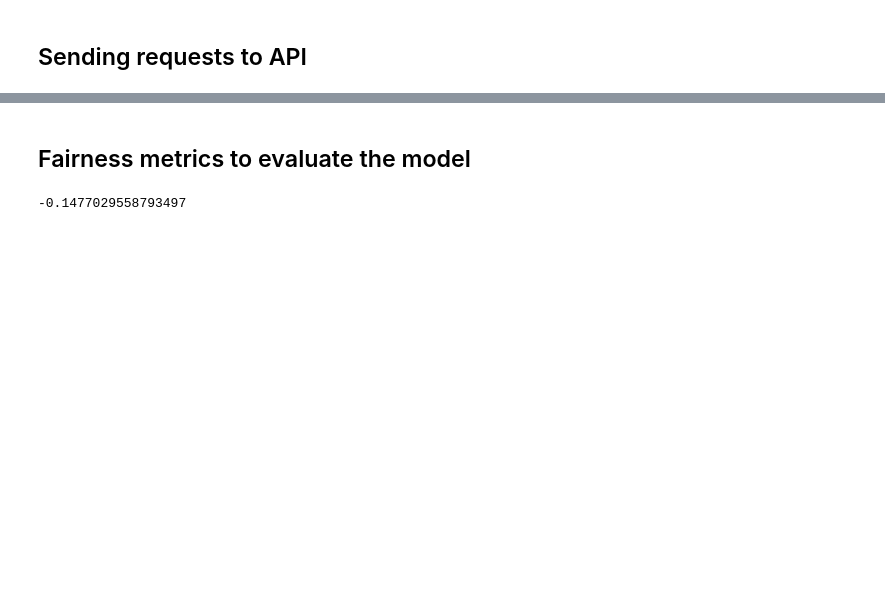
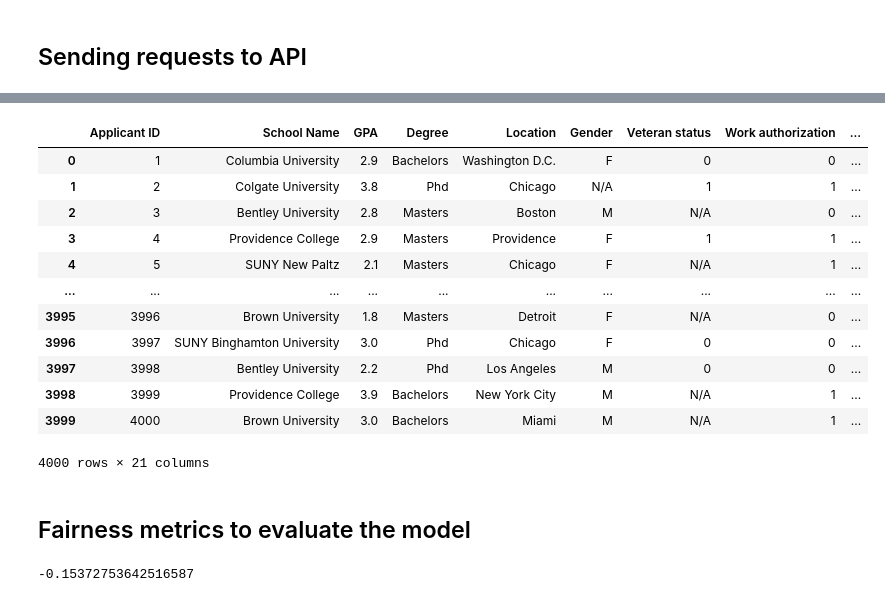
Before and after one commit to iwecht1/csci1951z, a Jupyter notebook: src/fairness metrics.ipynb, the cells around one changed output, grey strips where cells are left out. Drawn from its saved outputs; the diff is of its cells as text; code cells hidden in the pictures; blank space fills up the shorter version.

```diff
--- a/src/fairness metrics.ipynb
+++ b/src/fairness metrics.ipynb
@@ -162,12 +151,0 @@ response = requests.post(url, data=dataset, headers=headers)
-# %%
-# final dataset
-final_response_data = json.loads(response.text)
-final_predictions = json.loads(final_response_data['prediction'])
-final_score_map = {item['applicant_id']: item['prediction'] for item in final_predictions}
-for applicant in dataset_json:
-    applicant_id = str(applicant['Applicant ID'])
-    if applicant_id in final_score_map:
-        applicant['Interview prediction'] = final_score_map[applicant_id]
-# %%
-df = pd.DataFrame(dataset_json)
-df
@@ -188,3 +152,65 @@ df
+# %%
+def model_predict(data_original):
+
+    data = data_original.copy()
+    if isinstance(data, pd.DataFrame):
+        data['GPA'] = data['GPA'].apply(lambda x: f"{x:.2f}")
+        data = data.to_dict(orient='records')
+    # Serialize the input data to JSON
+    dataset = json.dumps(data)
+
+    # Define the headers for JSON content type
+    headers = {'Content-Type': 'application/json'}
+
+    # Call the first API - resume scorer
+    resume_url = 'https://jennjwang.pythonanywhere.com'
+    resume_response = requests.post(resume_url, data=dataset, headers=headers)
+    resume_response_data = json.loads(resume_response.text)
+    resume_predictions = json.loads(resume_response_data['prediction'])
+    resume_score_map = {item['applicant_id']: item['score'] for item in resume_predictions}
+
+    # Update the input data with the resume score
+    for applicant in data:
+        applicant_id = str(applicant['Applicant ID'])
+        applicant['Resume score'] = resume_score_map.get(applicant_id, None)
+
+    # Serialize the updated data for the next API call
+    updated_dataset = json.dumps(data)
+
+    # Call the second API - candidate scorer
+    candidate_url = 'https://heonlee.pythonanywhere.com'
+    candidate_response = requests.post(candidate_url, data=updated_dataset, headers=headers)
+    candidate_response_data = json.loads(candidate_response.text)
+    final_predictions = json.loads(candidate_response_data['prediction'])
+    final_score_map = {item['applicant_id']: item['prediction'] for item in final_predictions}
+
+    for applicant in data:
+        applicant_id = str(applicant['Applicant ID'])
+        applicant['Interview prediction'] = final_score_map.get(applicant_id, 0)
+
+    results = pd.DataFrame(data)
+    results['GPA'] = results['GPA'].astype(float)
+    results['Resume score'] = results['Resume score'].astype(float)
+    results['Interview prediction'] = results['Interview prediction'].astype(int)
+
+    return results
+
+df_prediction = model_predict(df)
+df_prediction
+# %% [output]
+|  | Applicant ID | School Name | GPA | Degree | Location | Gender | Veteran status | Work authorization | ... |
+| 0 | 1 | Columbia University | 2.9 | Bachelors | Washington D.C. | F | 0 | 0 | ... |
+| 1 | 2 | Colgate University | 3.8 | Phd | Chicago | N/A | 1 | 1 | ... |
+| 2 | 3 | Bentley University | 2.8 | Masters | Boston | M | N/A | 0 | ... |
+| 3 | 4 | Providence College | 2.9 | Masters | Providence | F | 1 | 1 | ... |
+| 4 | 5 | SUNY New Paltz | 2.1 | Masters | Chicago | F | N/A | 1 | ... |
+| ... | ... | ... | ... | ... | ... | ... | ... | ... | ... |
+| 3995 | 3996 | Brown University | 1.8 | Masters | Detroit | F | N/A | 0 | ... |
+| 3996 | 3997 | SUNY Binghamton University | 3.0 | Phd | Chicago | F | 0 | 0 | ... |
+| 3997 | 3998 | Bentley University | 2.2 | Phd | Los Angeles | M | 0 | 0 | ... |
+| 3998 | 3999 | Providence College | 3.9 | Bachelors | New York City | M | N/A | 1 | ... |
+| 3999 | 4000 | Brown University | 3.0 | Bachelors | Miami | M | N/A | 1 | ... |
+4000 rows × 21 columns
 # %% [markdown]
 ## Fairness metrics to evaluate the model
 # %%
@@ -249,9 +275,9 @@ Perfect Fairness: A value of 0 indicates perfect fairness,
 meaning the probability of receiving a favorable outcome is equal for both the majority and minority groups.
 """
 
-spd("Gender", df, df["Interview prediction"], "M", "F")
+spd("Gender", df_prediction, df_prediction["Interview prediction"], "M", "F")
 # %% [output]
--0.1477029558793497
+-0.15372753642516587
 # %%
 # di for current dataset
 """
```
Also changed, not shown: parts of 10 cells of this notebook, 1 other file.
